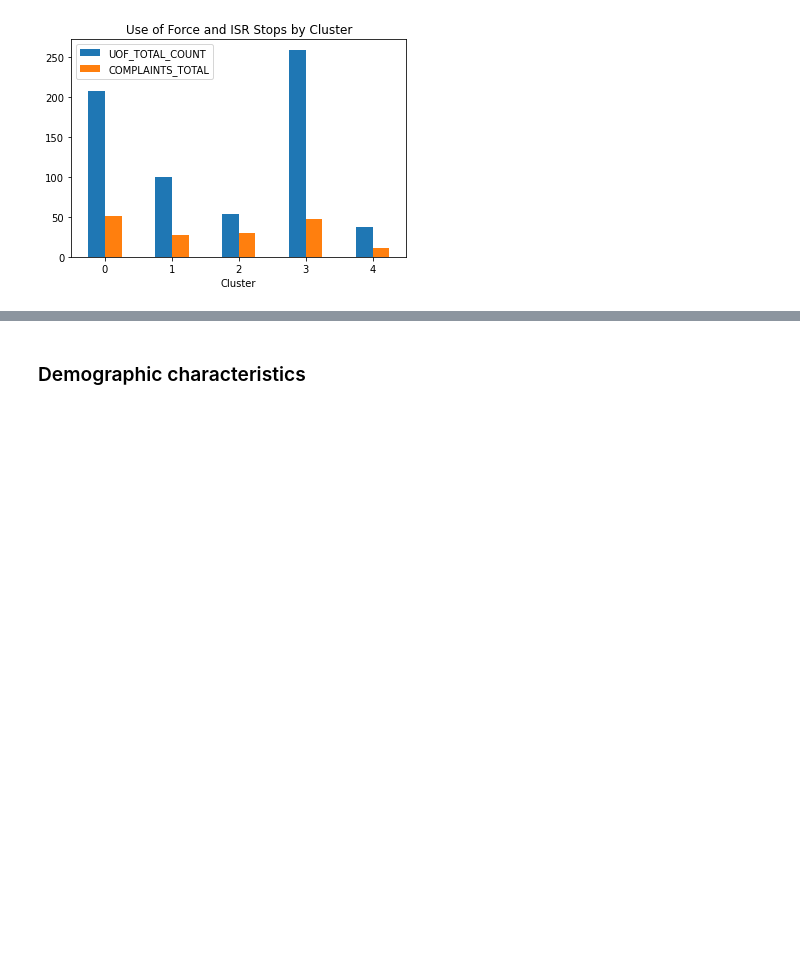
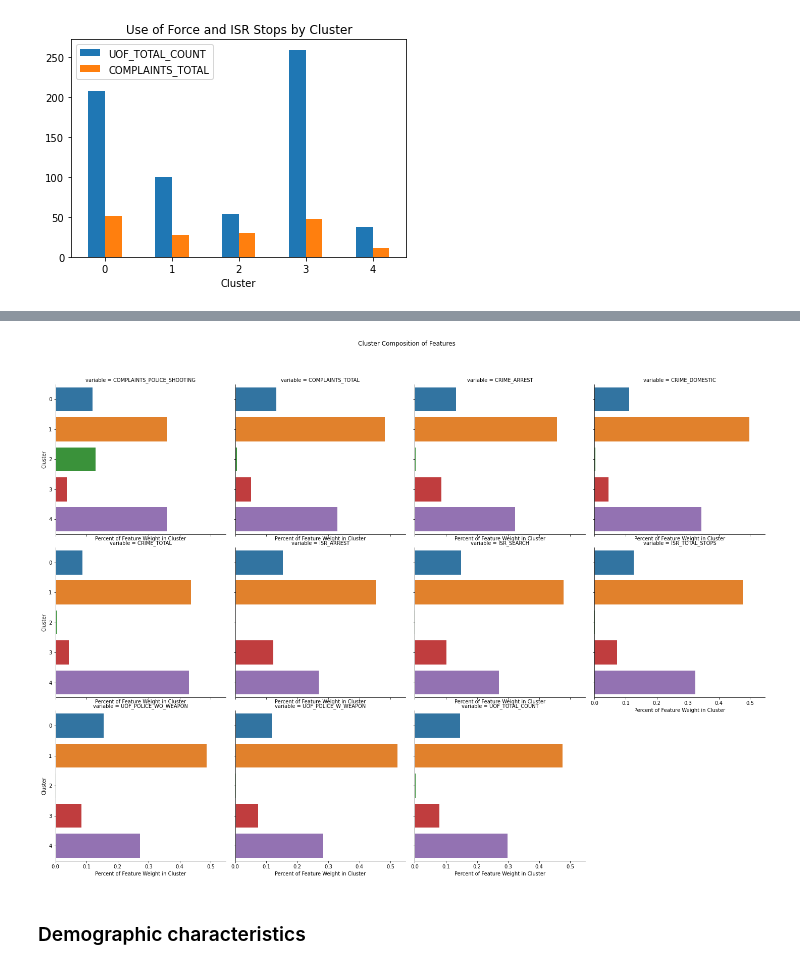
Before and after one commit to colevfrank/254_ML_IL_Crime, a Jupyter notebook: clustering/Baseline Clustering Analysis.ipynb, the cells around one changed output, grey strips where cells are left out. Cells and saved outputs as stored; diff of their text form; code cells hidden in the pictures; blank space fills up the shorter version.

```diff
--- a/clustering/Baseline Clustering Analysis.ipynb
+++ b/clustering/Baseline Clustering Analysis.ipynb
@@ -117,3 +132,26 @@ Text(0.5, 1.0, 'Use of Force and ISR Stops by Cluster')
+# %%
+non_incident_cols = ['PC1','PC2','PC3','PC4','PC5','PC6','BEAT']
+incident_cols = [c for c in cluster_training_data.columns if c not in non_incident_cols]
+
+incidents = cluster_training_data.drop(non_incident_cols,axis=1) \
+    .melt(id_vars='Cluster').groupby(['Cluster','variable']) \
+    .agg('sum').rename(columns={'value':'incident_cluster'}) \
+    .reset_index()
+incident_totals = cluster_training_data.drop(non_incident_cols+['Cluster'],axis=1) \
+    .melt().groupby(['variable']) \
+    .agg('sum').rename(columns={'value':'incident_total'}) \
+    .reset_index()
+incident_percents = incidents.merge(incident_totals, on='variable',how='left') \
+    .assign(incident_percent = lambda x: x['incident_cluster']/x['incident_total'])
+plt_data = incident_percents.drop(['incident_cluster','incident_total'], axis=1)
+# cluster_incidents = cluster_training_data.drop(non_incident_cols,axis=1).groupby(['Cluster']).agg('sum').reset_index()
+g = sns.catplot(kind='bar',data=plt_data, y='Cluster',x='incident_percent',col='variable', col_wrap=4, orient='h')
+g.set(xlabel='Percent of Feature Weight in Cluster')
+g.fig.subplots_adjust(top=0.9)
+g.fig.suptitle('Cluster Composition of Features')
+plt.savefig("../report/figures/baseline/incident_composition_inverse.png")
+# %% [output]
+[figure, added]
 # %% [markdown]
 ### Demographic characteristics
 # %%
```
Also changed, not shown: parts of 1 cell of this notebook, 2 other files.
